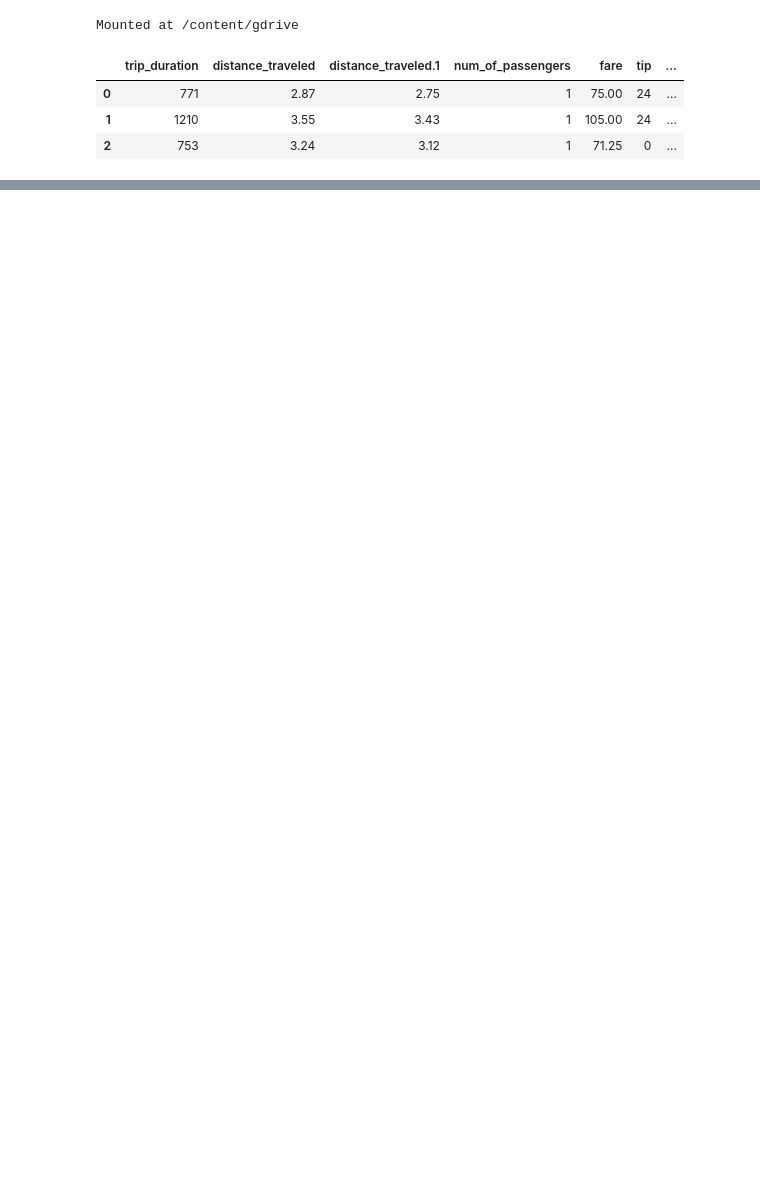
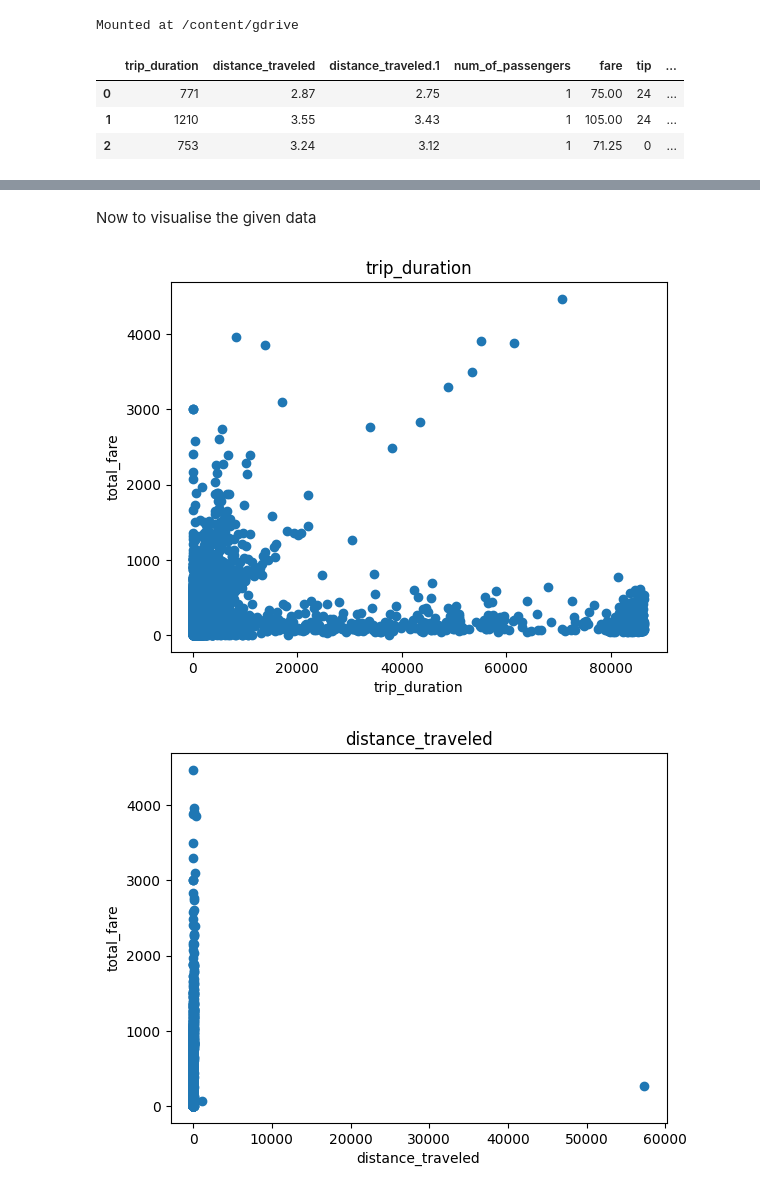
Before and after one commit to HARSHAZGREAT/Databytetast1, a Jupyter notebook: farepred.ipynb, the cells around one changed output, grey strips where cells are left out. Saved outputs shown, nothing was run; the diff lists cells and outputs as text; code cells hidden in the pictures; blank space fills up the shorter version.

```diff
--- a/farepred.ipynb
+++ b/farepred.ipynb
@@ -41,0 +46,13 @@ df2.head(3)
+# %% [markdown]
+Now to visualise the given data
+# %%
+id_X = ['trip_duration', 'distance_traveled', 'num_of_passengers', 'tip', 'miscellaneous_fees', 'surge_applied']
+for label in id_X:
+  plt.scatter(df1[label], df1["total_fare"])
+  plt.title(label)
+  plt.ylabel("total_fare")
+  plt.xlabel(label)
+  plt.show()
+# %% [output]
+[figure, added]
+[figure, added]
```
Also changed, not shown: parts of 23 cells of this notebook.
